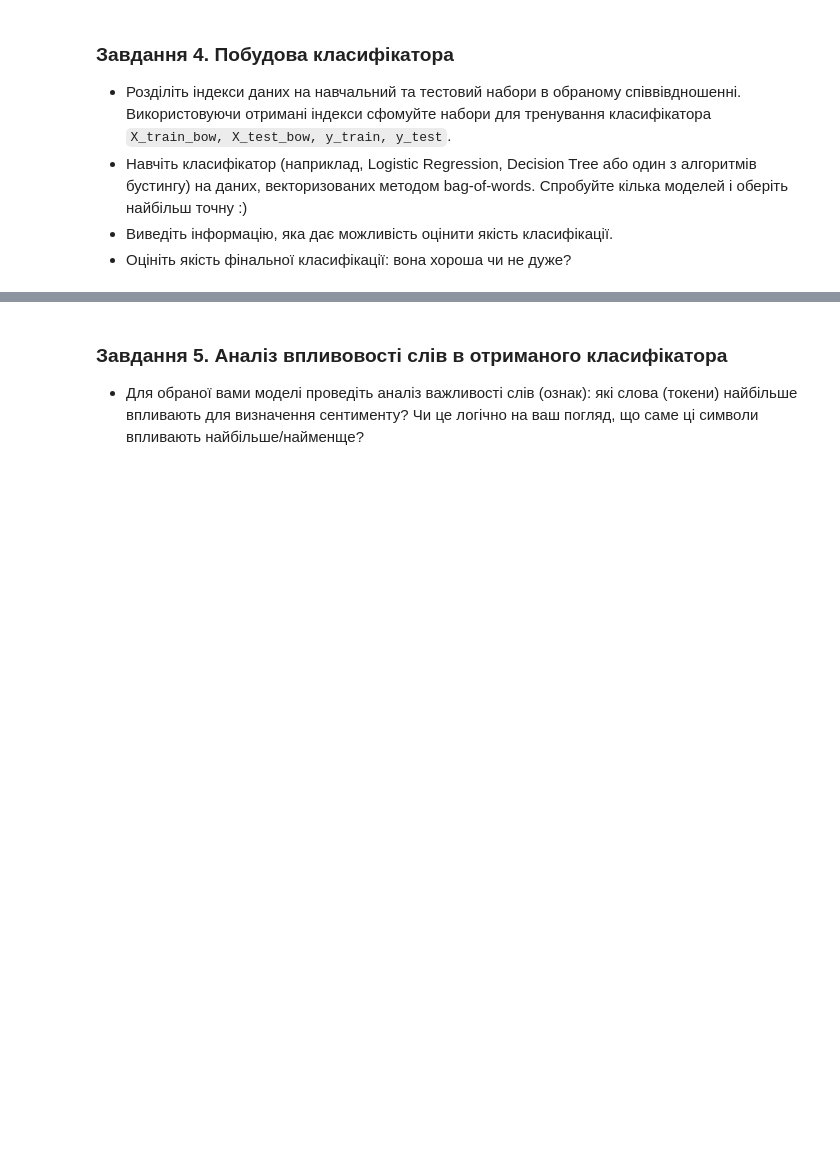
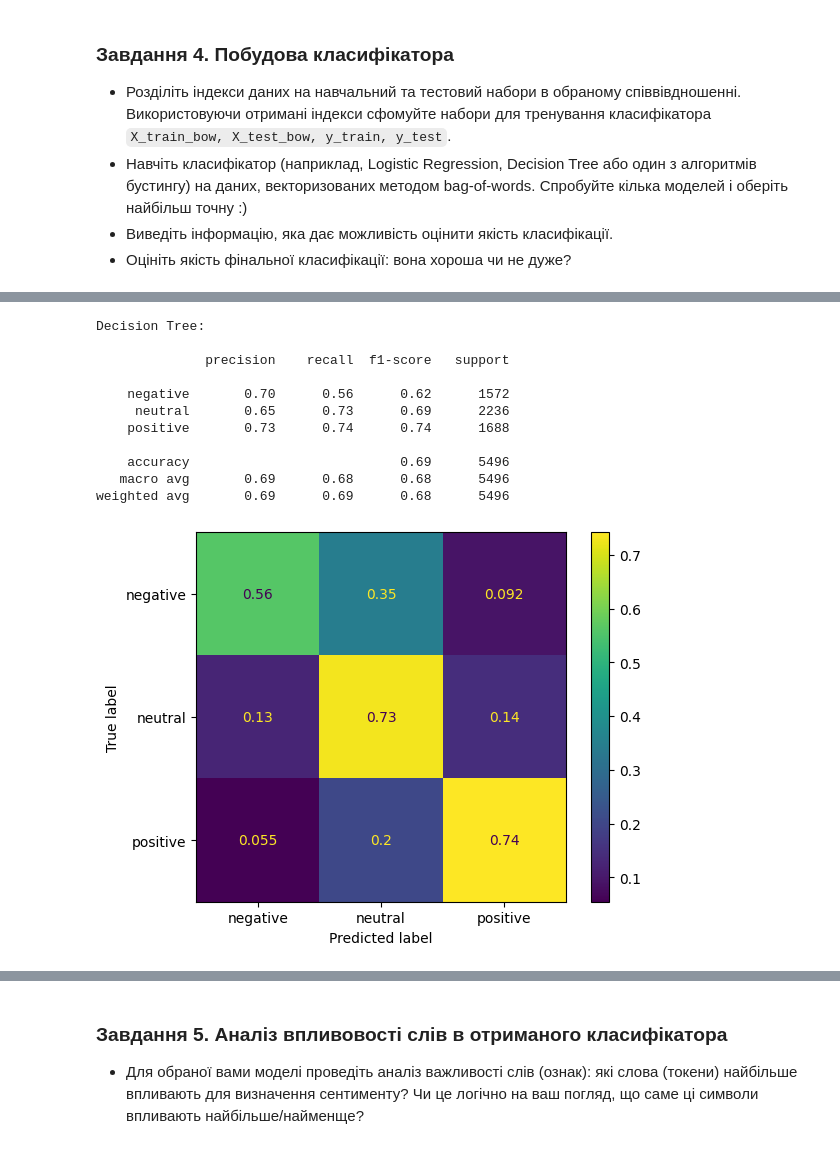
Before and after one commit to Maxstef/data-loves-ml-for-people-course, a Jupyter notebook: notebooks/4_1_nlp_intro/HW_NLP_Classification.ipynb, the cells around one changed output, grey strips where cells are left out. Cells and saved outputs as stored; diff of their text form; code cells hidden in the pictures; blank space fills up the shorter version.

```diff
--- a/notebooks/4_1_nlp_intro/HW_NLP_Classification.ipynb
+++ b/notebooks/4_1_nlp_intro/HW_NLP_Classification.ipynb
@@ -368,0 +470,9 @@ inputs.shape
+# %%
+# train decision tree
+from sklearn.tree import DecisionTreeClassifier
+
+# use ccp_alpha to avoid too much overfitting
+model_dt = DecisionTreeClassifier(ccp_alpha=1e-4, random_state=42)
+# %%
+%%time
+model_dt.fit(X_train_bow, y_train)
@@ -368,0 +483,8 @@ inputs.shape
+# %%
+# make tree prediction
+preds_train_dt = model_dt.predict(X_train_bow)
+preds_test_dt = model_dt.predict(X_test_bow)
+
+# decode target
+preds_train_dt = le.inverse_transform(preds_train_dt)
+preds_test_dt = le.inverse_transform(preds_test_dt)
@@ -368,0 +589,17 @@ inputs.shape
+# %%
+print("Decision Tree:\n")
+print(classification_report(y_test_decoded, preds_test_dt))
+ConfusionMatrixDisplay.from_predictions(y_test_decoded, preds_test_dt, normalize='true');
+# %% [output]
+Decision Tree:
+
+              precision    recall  f1-score   support
+
+    negative       0.70      0.56      0.62      1572
+     neutral       0.65      0.73      0.69      2236
+    positive       0.73      0.74      0.74      1688
+
+    accuracy                           0.69      5496
+   macro avg       0.69      0.68      0.68      5496
+weighted avg       0.69      0.69      0.68      5496
+[figure, added]
```
Also changed, not shown: parts of 43 cells of this notebook.
